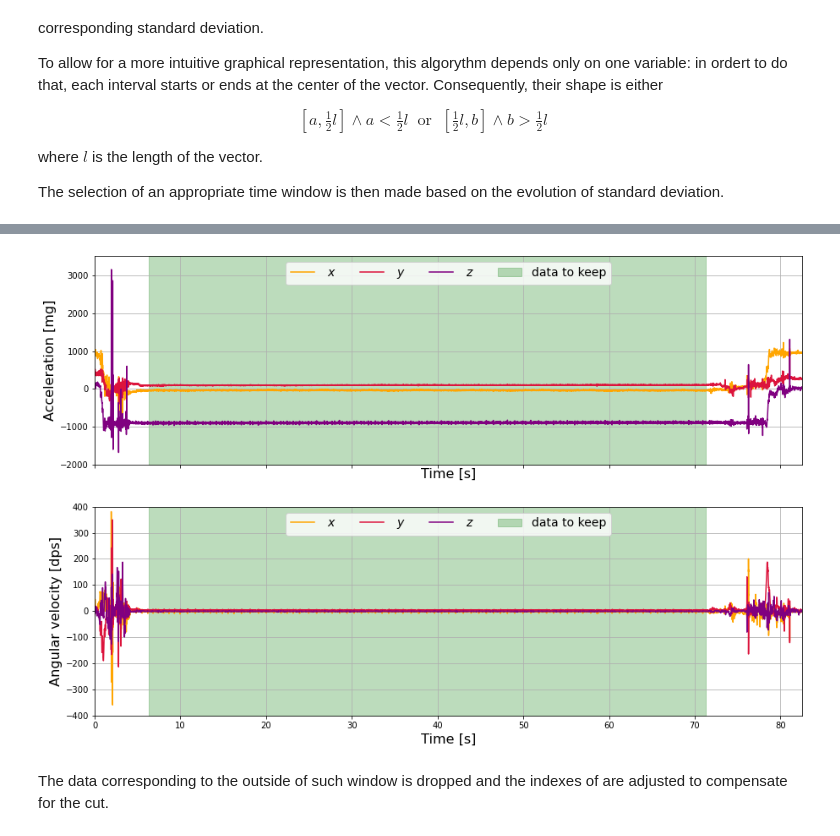
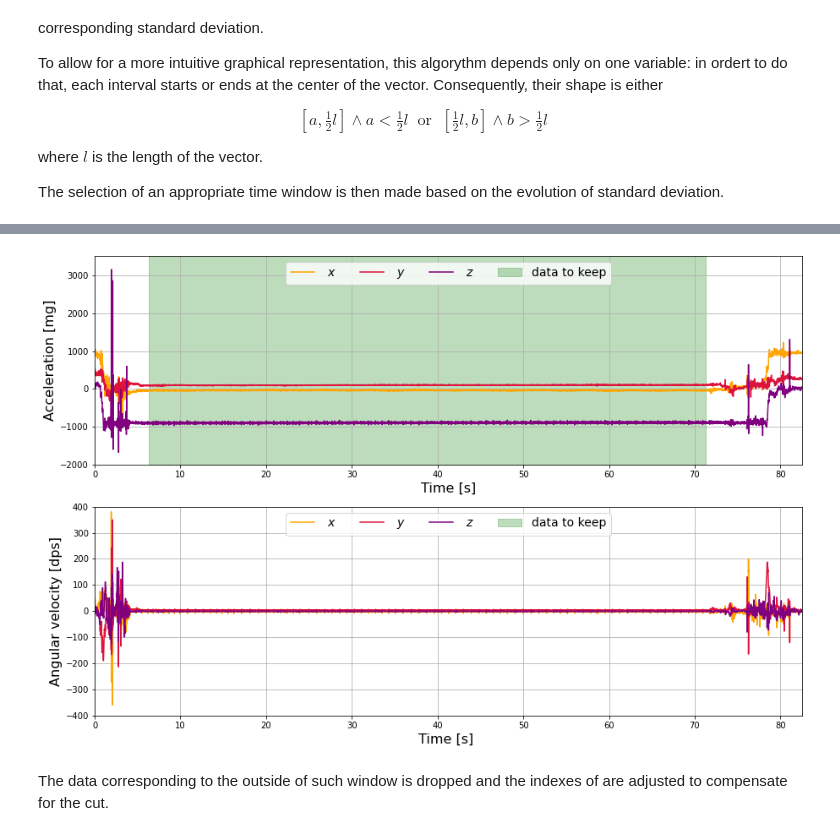
Before and after one commit to ericabrisigotti/heart_rate_estimation_LCP-A, a Jupyter notebook: Project.ipynb, the cells around one changed output, grey strips where cells are left out. Drawn from its saved outputs; the diff is of its cells as text; code cells hidden in the pictures.

Commit message:
coding style, plot limits, 1.4 sec fixed

```diff
--- a/Project.ipynb
+++ b/Project.ipynb
@@ -220,29 +224,31 @@ the percentage of measurements to keep is  78.75923906458257
 # %%
-fig3, ax3 = plt.subplots( nrows = 2 , ncols = 1 , sharex = True , figsize = ( 15 , 10 ) )
+fig3, ax3 = plt.subplots(nrows = 2, figsize = (15, 10))
 
-ax3[0].plot( data['Time'] , data['AccX'] , '-' , label = ' $x$ ' , color = 'orange' )
-ax3[0].plot( data['Time'] , data['AccY'] , '-' , label = ' $y$ ' , color = 'crimson' )
-ax3[0].plot( data['Time'] , data['AccZ'] , '-' , label = ' $z$ ' , color = 'purple' )
-ax3[0].fill_betweenx( y = [-2000,+3500] , x1 = down_limit , x2 = up_limit , color='forestgreen' , alpha =0.3 , label = 'data to keep' )
-ax3[0].set_xlim( min(data['Time']) , max(data['Time']) )
-ax3[0].set_ylim( -2000 , +3500 )
-ax3[0].set_xlabel( 'Time [s]' , fontsize = 16 )
-ax3[0].set_ylabel( 'Acceleration [mg]' , fontsize = 16 )
-ax3[0].legend( loc = 'upper center' , ncol = 4 , fontsize = 14 )
+ax3[0].plot(data['Time'],data['AccX'], '-', label = ' $x$ ', color = 'orange')
+ax3[0].plot(data['Time'],data['AccY'], '-', label = ' $y$ ', color = 'crimson')
+ax3[0].plot(data['Time'],data['AccZ'], '-', label = ' $z$ ', color = 'purple')
+ax3[0].fill_betweenx(y = [-2000, 3500], x1 = down_limit, x2 = up_limit,
+                     color = 'forestgreen', alpha = 0.3, label = 'data to keep')
+ax3[0].set_xlim(min(data['Time']), max(data['Time']))
+ax3[0].set_ylim(-2000, 3500)
+ax3[0].set_xlabel('Time [s]', fontsize = 16)
+ax3[0].set_ylabel('Acceleration [mg]', fontsize = 16)
+ax3[0].legend(loc = 'upper center', ncol = 4, fontsize = 14)
 ax3[0].grid()
 
-ax3[1].plot( data['Time'] , data['GyroX'] , '-' , label = ' $x$ ' , color='orange' )
-ax3[1].plot( data['Time'] , data['GyroY'] , '-' , label = ' $y$ ' , color='crimson' )
-ax3[1].plot( data['Time'] , data['GyroZ'] , '-' , label = ' $z$ ' , color='purple' )
-ax3[1].fill_betweenx( y=[ -400 , +400 ] , x1=down_limit , x2 = up_limit , color='forestgreen' , alpha =0.3 , label = 'data to keep' )
-ax3[1].set_xlim( min( data['Time'] ) , max( data['Time'] ) )
-ax3[1].set_ylim( -400, +400 )
-ax3[1].set_xlabel( ' Time [s] ' , fontsize = 16 )
-ax3[1].set_ylabel( ' Angular velocity [dps] ', fontsize = 16 )
-ax3[1].legend( loc = 'upper center' , ncol = 4 , fontsize = 14 )
+ax3[1].plot(data['Time'], data['GyroX'], '-' , label = ' $x$ ' , color='orange' )
+ax3[1].plot(data['Time'], data['GyroY'], '-' , label = ' $y$ ' , color='crimson' )
+ax3[1].plot(data['Time'], data['GyroZ'], '-' , label = ' $z$ ' , color='purple' )
+ax3[1].fill_betweenx(y = [400, 400], x1 = down_limit, x2 = up_limit,
+                     color = 'forestgreen', alpha = 0.3, label = 'data to keep')
+ax3[1].set_xlim(min(data['Time']), max(data['Time']))
+ax3[1].set_ylim(-400, 400)
+ax3[1].set_xlabel('Time [s] ', fontsize = 16)
+ax3[1].set_ylabel('Angular velocity [dps]', fontsize = 16)
+ax3[1].legend(loc = 'upper center', ncol = 4, fontsize = 14)
 ax3[1].grid()
 # %% [output]
-[figure, old version]
+[figure, new version]
 # %% [markdown]
 The data corresponding to the outside of such window is dropped and the indexes of are adjusted to compensate for the cut.
 # %%
```
Also changed, not shown: parts of 39 cells of this notebook.
